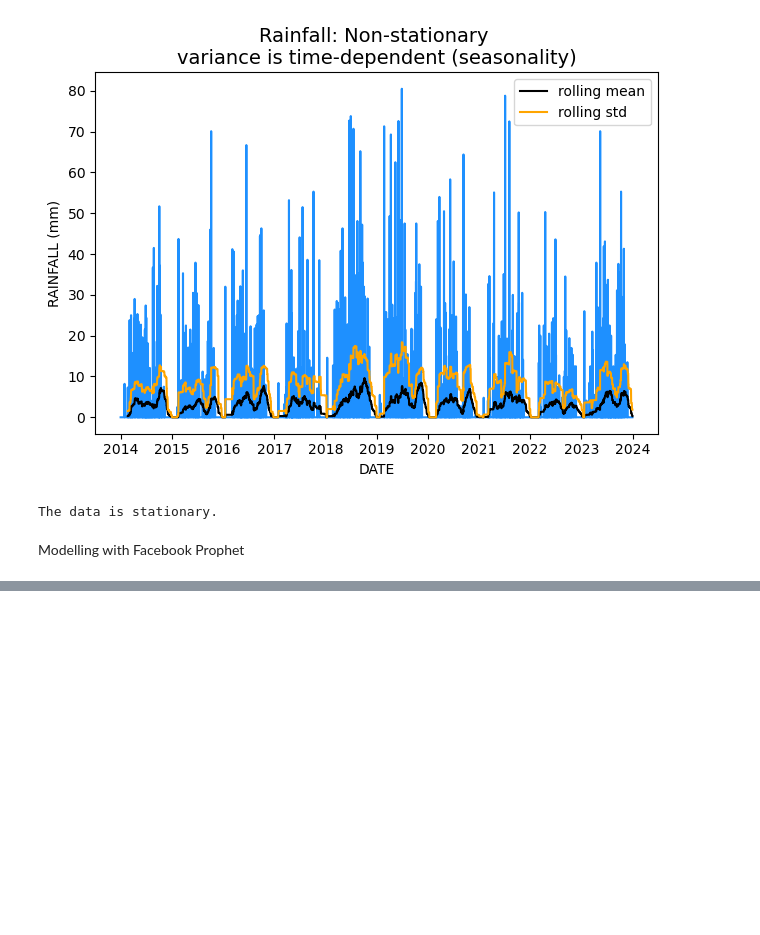
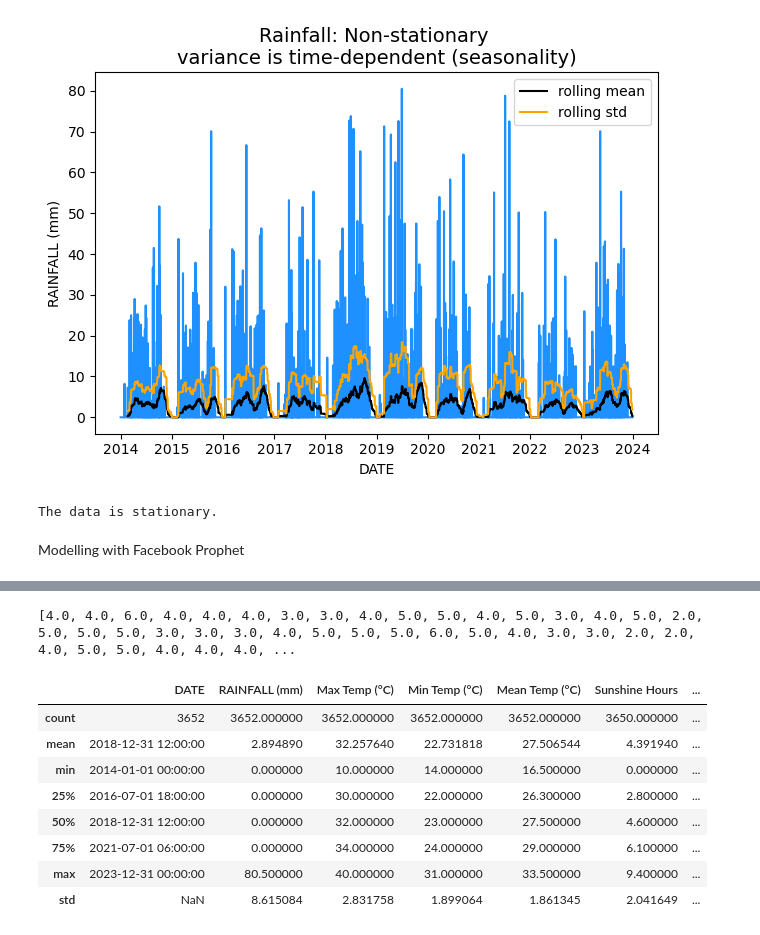
Before and after one commit to Kennyvic/weather-forecast-project, a Jupyter notebook: note1.ipynb, the cells around one changed output, grey strips where cells are left out. Saved outputs shown, nothing was run; the diff lists cells and outputs as text; code cells hidden in the pictures; blank space fills up the shorter version.

```diff
--- a/note1.ipynb
+++ b/note1.ipynb
@@ -344,0 +361,38 @@ Root Mean Squared Error (RMSE): 8.271342493763285
+# %%
+list_2 = []
+for i in list(data['Evaporation (mm)']):
+    if i > 10:
+        i = 10.0
+    list_2.append(i)
+print(list_2)
+
+data['Evaporation (mm)'] = list_2
+# %% [output]
+[4.0, 4.0, 6.0, 4.0, 4.0, 4.0, 3.0, 3.0, 4.0, 5.0, 5.0, 4.0, 5.0, 3.0, 4.0, 5.0, 2.0, 5.0, 5.0, 5.0, 3.0, 3.0, 3.0, 4.0, 5.0, 5.0, 5.0, 6.0, 5.0, 4.0, 3.0, 3.0, 2.0, 2.0, 4.0, 5.0, 5.0, 4.0, 4.0, 4.0, ...
+# %%
+mean_temp_list = []
+for i in list(data['Mean Temp (°C)']):
+    if i > 33:
+        i = 33.5
+    mean_temp_list.append(i)
+data['Mean Temp (°C)'] = mean_temp_list
+# %%
+min_temp_list = []
+for i in list(data['Min Temp (°C)']):
+    if i > 31:
+        i = 27
+    min_temp_list.append(i)
+
+data['Min Temp (°C)'] = min_temp_list
+# %%
+data.describe()
+# %% [output]
+|  | DATE | RAINFALL (mm) | Max Temp (°C) | Min Temp (°C) | Mean Temp (°C) | Sunshine Hours | ... |
+| count | 3652 | 3652.000000 | 3652.000000 | 3652.000000 | 3652.000000 | 3650.000000 | ... |
+| mean | 2018-12-31 12:00:00 | 2.894890 | 32.257640 | 22.731818 | 27.506544 | 4.391940 | ... |
+| min | 2014-01-01 00:00:00 | 0.000000 | 10.000000 | 14.000000 | 16.500000 | 0.000000 | ... |
+| 25% | 2016-07-01 18:00:00 | 0.000000 | 30.000000 | 22.000000 | 26.300000 | 2.800000 | ... |
+| 50% | 2018-12-31 12:00:00 | 0.000000 | 32.000000 | 23.000000 | 27.500000 | 4.600000 | ... |
+| 75% | 2021-07-01 06:00:00 | 0.000000 | 34.000000 | 24.000000 | 29.000000 | 6.100000 | ... |
+| max | 2023-12-31 00:00:00 | 80.500000 | 40.000000 | 31.000000 | 33.500000 | 9.400000 | ... |
+| std | NaN | 8.615084 | 2.831758 | 1.899064 | 1.861345 | 2.041649 | ... |
```
Also changed, not shown: parts of 9 cells of this notebook, 2 other files.
